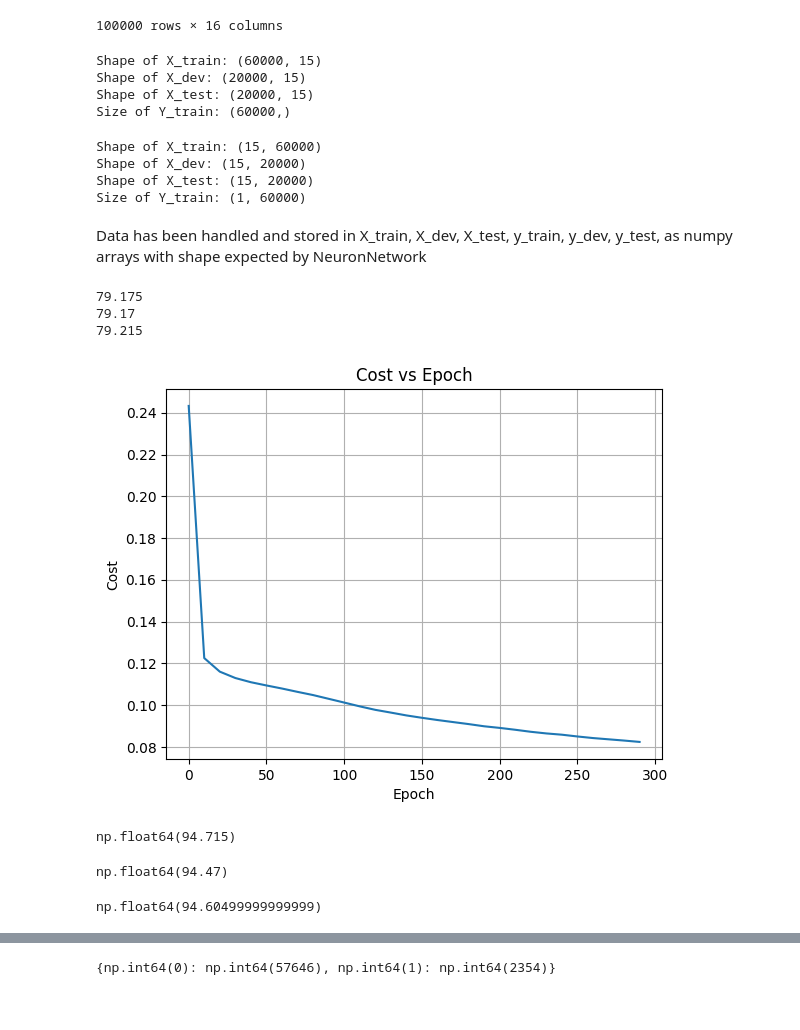
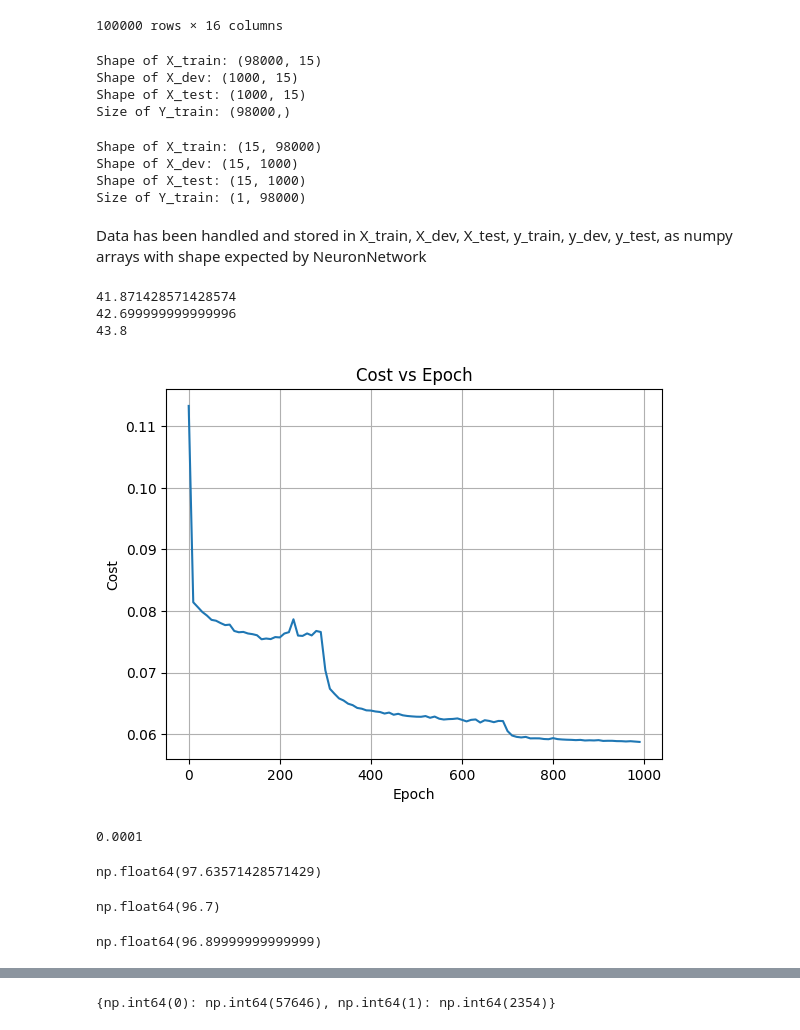
Before and after one commit to LucasSlepetys/deeplearning, a Jupyter notebook: Problem Solving/Diabetes prediction problem.ipynb, the cells around one changed output, grey strips where cells are left out. Saved outputs shown, nothing was run; the diff lists cells and outputs as text; code cells hidden in the pictures.

```diff
--- a/Problem Solving/Diabetes prediction problem.ipynb
+++ b/Problem Solving/Diabetes prediction problem.ipynb
@@ -105,7 +86,7 @@ df
 X = df.drop("diabetes", axis = 1)
 y = df["diabetes"]
 
-X_train, X_temp, y_train, y_temp = train_test_split(X, y, test_size=0.4, random_state=42)
+X_train, X_temp, y_train, y_temp = train_test_split(X, y, test_size=0.02, random_state=42)
 X_dev, X_test, y_dev, y_test = train_test_split(X_temp, y_temp, test_size=0.5, random_state=42)
 
 print(f"Shape of X_train: {X_train.shape}")
@@ -113,10 +94,10 @@ print(f"Shape of X_dev: {X_dev.shape}")
 print(f"Shape of X_test: {X_test.shape}")
 print(f"Size of Y_train: {y_train.shape}")
 # %% [output]
-Shape of X_train: (60000, 15)
-Shape of X_dev: (20000, 15)
-Shape of X_test: (20000, 15)
-Size of Y_train: (60000,)
+Shape of X_train: (98000, 15)
+Shape of X_dev: (1000, 15)
+Shape of X_test: (1000, 15)
+Size of Y_train: (98000,)
 # %%
 #normalizing dataset (use values from X_train to X_dev and X_test)
 mean = X_train.mean()
@@ -142,37 +123,42 @@ print(f"Shape of X_dev: {X_dev.shape}")
 print(f"Shape of X_test: {X_test.shape}")
 print(f"Size of Y_train: {y_train.shape}")
 # %% [output]
-Shape of X_train: (15, 60000)
-Shape of X_dev: (15, 20000)
-Shape of X_test: (15, 20000)
-Size of Y_train: (1, 60000)
+Shape of X_train: (15, 98000)
+Shape of X_dev: (15, 1000)
+Shape of X_test: (15, 1000)
+Size of Y_train: (1, 98000)
 # %% [markdown]
 <p style="margin: 30px; font-size: 15px">Data has been handled and stored in X_train, X_dev, X_test, y_train, y_dev, y_test, as numpy arrays with shape expected by NeuronNetwork</p>
 # %%
 #train model:
 layers_dims = [X_train.shape[0], 64, 32, 16, 1]
-model = L_layer_NN(layer_dims=layers_dims, optimizer ="adam", learning_rate=0.0001)
+model = L_layer_NN(layer_dims=layers_dims, optimizer ="adam", learning_rate=0.01)
 print(model.accuracy(X_train, y_train))
 print(model.accuracy(X_dev, y_dev))
 print(model.accuracy(X_test, y_test))
-model.train(X_train, y_train, epochs=300, print_cost=True)
+model.train(X_train, y_train, epochs=1000, print_cost=True)
 
 # Plot cost graph
 model.plot_cost()
+#cost=0.04239374782412526]
 # %% [output]
-79.175
-79.17
-79.215
+41.871428571428574
+42.699999999999996
+43.8
-[figure, old version]
+[figure, new version]
 # %%
+print(model.learning_rate)
 model.accuracy(X_train, y_train)
+#98.205
 # %% [output]
-np.float64(94.715)
+0.0001
+np.float64(97.63571428571429)
 # %%
 model.accuracy(X_dev, y_dev)
+#95.895
 # %% [output]
-np.float64(94.47)
+np.float64(96.7)
 # %%
 model.accuracy(X_test, y_test)
 # %% [output]
-np.float64(94.60499999999999)
+np.float64(96.89999999999999)
```
Also changed, not shown: parts of 5 cells of this notebook, 4 other files.
